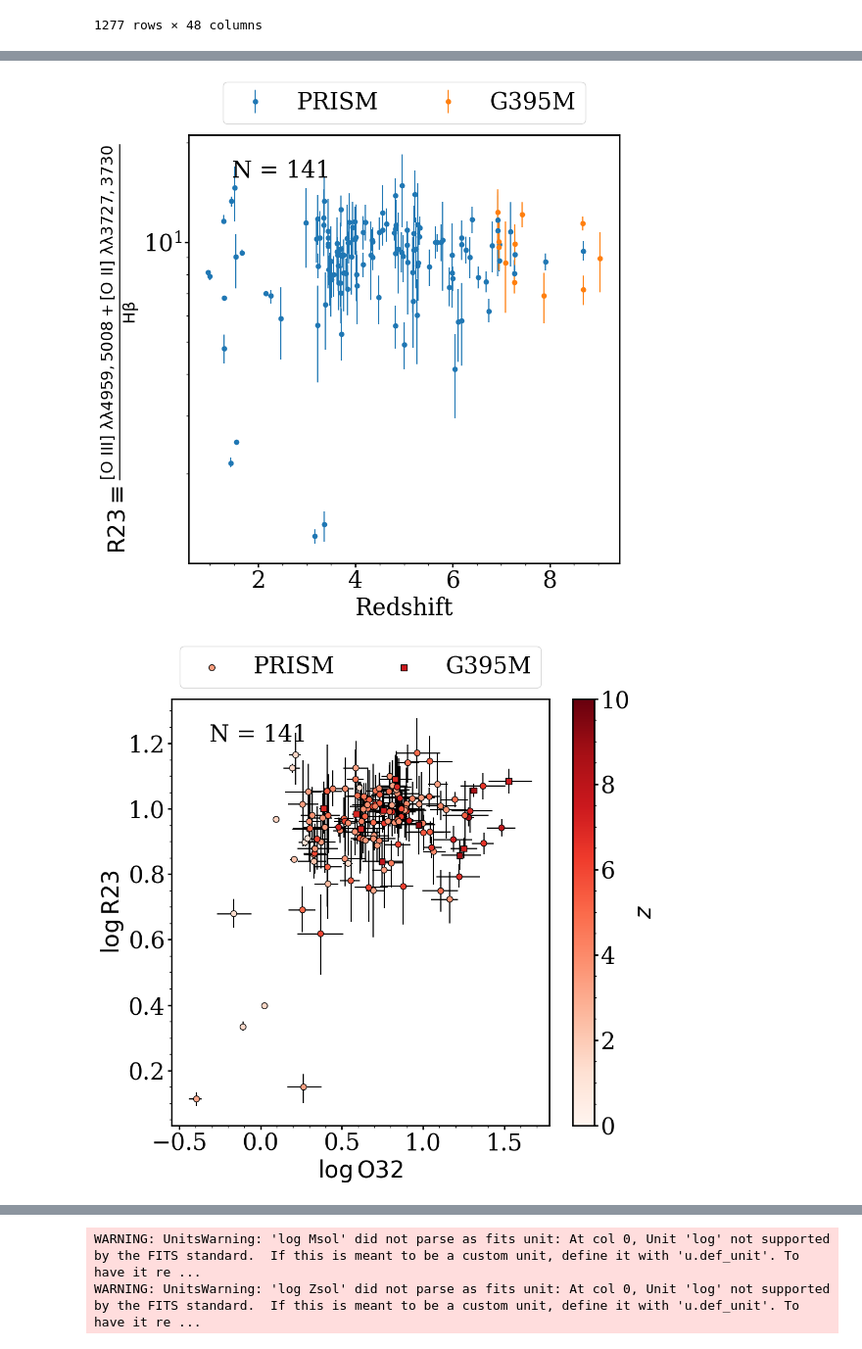
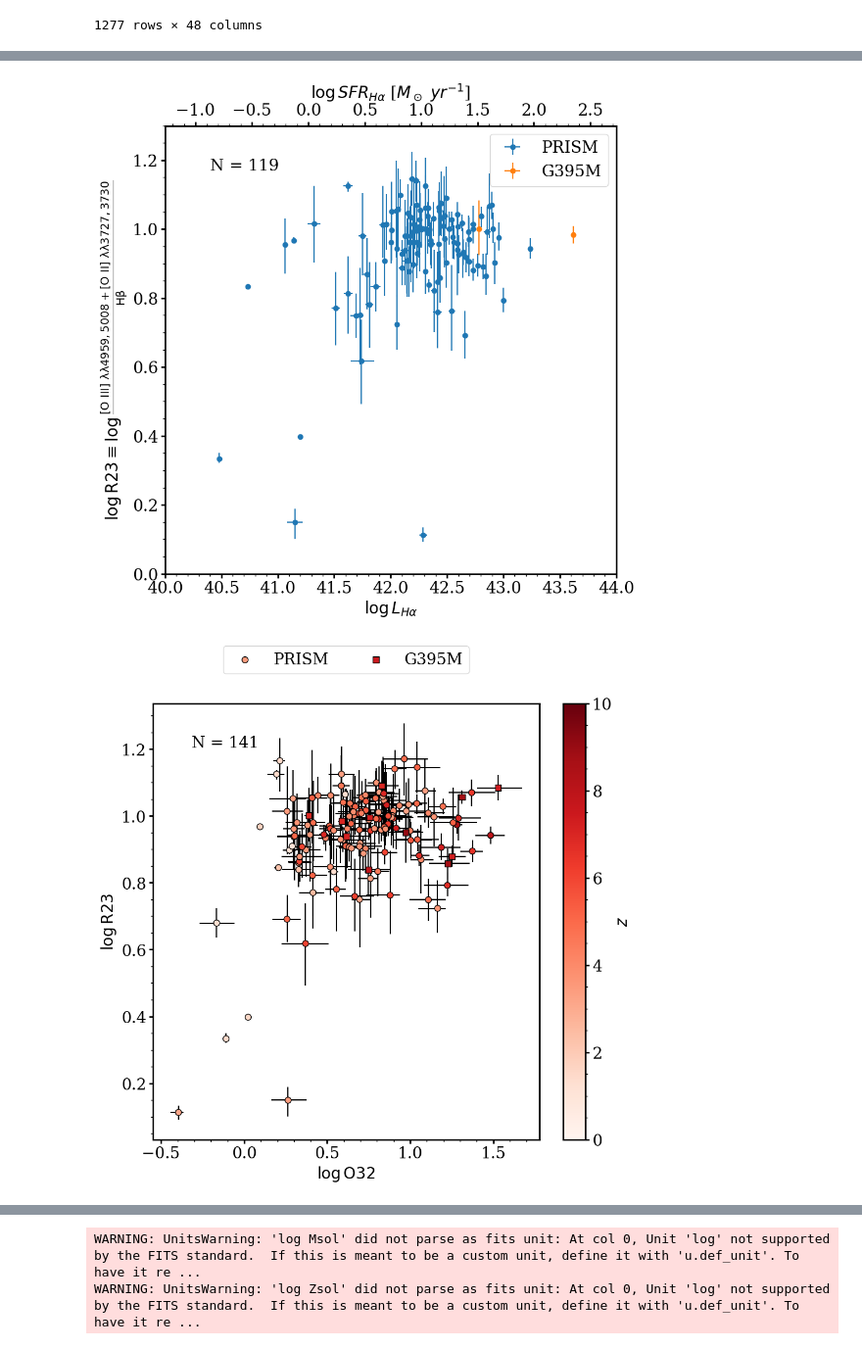
Before and after one commit to njcleri/RUBIES_ionization_conditions, a Jupyter notebook: ionization_conditions_zach.ipynb, the cells around one changed output, grey strips where cells are left out. Shown at 98% size. Drawn from its saved outputs; the diff is of its cells as text; code cells hidden in the pictures.

```diff
--- a/ionization_conditions_zach.ipynb
+++ b/ionization_conditions_zach.ipynb
@@ -47,7 +48,14 @@ line_fluxes_prism = (line_fluxes.loc[:, line_fluxes.columns.str.contains('prism'
                                                                    x.Oii_3727_prism, x.Oii_3727_prism_p16_err,
                                                                    x.Hb_prism, x.Hb_prism_p16_err),
                             L_Ha = lambda x: pf.get_luminosity(np.array(x.z_prism), np.array(x.Ha_prism)*10**-20),
-                            L_Hb = lambda x: pf.get_luminosity(np.array(x.z_prism), np.array(x.Hb_prism)*10**-20)
+                            L_Ha_ERR_84 = lambda x: pf.get_luminosity(np.array(x.z_prism), np.array(x.Ha_prism_p84_err)*10**-20),
+                            L_Ha_ERR_16 = lambda x: pf.get_luminosity(np.array(x.z_prism), np.array(x.Ha_prism_p16_err)*10**-20),
+                            L_Hb = lambda x: pf.get_luminosity(np.array(x.z_prism), np.array(x.Hb_prism)*10**-20),
+                            L_Hb_ERR_84 = lambda x: pf.get_luminosity(np.array(x.z_prism), np.array(x.Hb_prism_p84_err)*10**-20),
+                            L_Hb_ERR_16 = lambda x: pf.get_luminosity(np.array(x.z_prism), np.array(x.Hb_prism_p16_err)*10**-20),
+                            L_OIII_5007 = lambda x: pf.get_luminosity(np.array(x.z_prism), np.array(x.Oiii_5007_prism)*10**-20),
+                            L_OIII_5007_ERR_84 = lambda x: pf.get_luminosity(np.array(x.z_prism), np.array(x.Oiii_5007_prism_p84_err)*10**-20),
+                            L_OIII_5007_ERR_16 = lambda x: pf.get_luminosity(np.array(x.z_prism), np.array(x.Oiii_5007_prism_p16_err)*10**-20)
                             )
 )
 
@@ -78,7 +86,14 @@ line_fluxes_g395m = (line_fluxes.loc[:, line_fluxes.columns.str.contains('g395m'
                                                                    x.Oii_3727_g395m, x.Oii_3727_g395m_p16_err,
                                                                    x.Hb_g395m, x.Hb_g395m_p16_err),
                             L_Ha = lambda x: pf.get_luminosity(np.array(x.z_g395m), np.array(x.Ha_g395m)*10**-20),
-                            L_Hb = lambda x: pf.get_luminosity(np.array(x.z_g395m), np.array(x.Hb_g395m)*10**-20)
+                            L_Ha_ERR_84 = lambda x: pf.get_luminosity(np.array(x.z_g395m), np.array(x.Ha_g395m_p84_err)*10**-20),
+                            L_Ha_ERR_16 = lambda x: pf.get_luminosity(np.array(x.z_g395m), np.array(x.Ha_g395m_p16_err)*10**-20),
+                            L_Hb = lambda x: pf.get_luminosity(np.array(x.z_g395m), np.array(x.Hb_g395m)*10**-20),
+                            L_Hb_ERR_84 = lambda x: pf.get_luminosity(np.array(x.z_g395m), np.array(x.Hb_g395m_p84_err)*10**-20),
+                            L_Hb_ERR_16 = lambda x: pf.get_luminosity(np.array(x.z_g395m), np.array(x.Hb_g395m_p16_err)*10**-20),
+                            L_OIII_5007 = lambda x: pf.get_luminosity(np.array(x.z_g395m), np.array(x.Oiii_5007_g395m)*10**-20),
+                            L_OIII_5007_ERR_84 = lambda x: pf.get_luminosity(np.array(x.z_g395m), np.array(x.Oiii_5007_g395m_p84_err)*10**-20),
+                            L_OIII_5007_ERR_16 = lambda x: pf.get_luminosity(np.array(x.z_g395m), np.array(x.Oiii_5007_g395m_p16_err)*10**-20)
                             )
 )
 
@@ -211,26 +256,33 @@ plt.show()
 # %%
-R23df_prism = line_fluxes_prism[snr3727_prism & snrhb_prism & snr5007_prism & snr4959_prism]
-R23df_g395m = line_fluxes_g395m[snr3727_g395m & snrhb_g395m & snr5007_g395m & snr4959_g395m]
-R23df_both = pd.merge(R23df_prism, R23df_g395m, on='id', how='inner')
-plt.figure(figsize=(10,10))
-plt.errorbar(x=R23df_prism.z_prism, y=R23df_prism.R23, yerr=[R23df_prism.R23_ERR_16, R23df_prism.R23_ERR_84],
-             ls='None', marker='o', label='PRISM')
-plt.errorbar(x=R23df_g395m.z_g395m, y=R23df_g395m.R23, yerr=[R23df_g395m.R23_ERR_16, R23df_g395m.R23_ERR_84],
-             ls='None', marker='o', label='G395M')
+R23Hadf_prism = line_fluxes_prism[snr3727_prism & snrhb_prism & snr5007_prism & snr4959_prism & snrha_prism]
+R23Hadf_g395m = line_fluxes_g395m[snr3727_g395m & snrhb_g395m & snr5007_g395m & snr4959_g395m & snrha_g395m]
+R23Hadf_both = pd.merge(R23Hadf_prism, R23Hadf_g395m, on='id', how='inner')
 
-# a, b = np.polyfit(O32df_prism.z_prism, O32df_prism.Oiii_5007_prism/O32df_prism.Oii_3727_prism, 1)
-# plt.plot(np.linspace(0,10,1000), a*np.linspace(0,10,1000)+b, label=f'O32 = {np.round(a, 1)}z + {np.round(b, 1)}')
+fig = plt.figure(figsize=(10,10))
+gs = GridSpec(nrows=10, ncols=10)
+gs.update(wspace=0, hspace=0)
 
-plt.annotate(f'N = {len(R23df_prism)+len(R23df_g395m)}', xy=(0.1, 0.9), xycoords='axes fraction')
-plt.xlabel('Redshift')
-plt.ylabel(r'$\rm{R23} \equiv \frac{\rm{[O~III]}~\lambda\lambda 4959,5008 + \rm{[O~II]}~\lambda\lambda3727,3730}{H\beta}$')
-plt.yscale('log')
-# plt.axis([0, 10, 10**0, 10**2])
-plt.legend(loc='upper center', bbox_to_anchor=(0.5, 1.15), ncols=2)
-plt.savefig(FIGURES.joinpath('R23_z.pdf'))
+ax = fig.add_subplot(gs[0:10, 0:10])
+ax.errorbar(x=np.log10(R23Hadf_prism.L_Ha), y=np.log10(R23Hadf_prism.R23),
+            xerr=[sf.propagate_uncertainty_log10(R23Hadf_prism.L_Ha,R23Hadf_prism.L_Ha_ERR_16), sf.propagate_uncertainty_log10(R23Hadf_prism.L_Ha,R23Hadf_prism.L_Ha_ERR_84)],
+            yerr=[sf.propagate_uncertainty_log10(R23Hadf_prism.R23,R23Hadf_prism.R23_ERR_16), sf.propagate_uncertainty_log10(R23Hadf_prism.R23,R23Hadf_prism.R23_ERR_84)],
+            ls='None', marker='o', label='PRISM')
+ax.errorbar(x=np.log10(R23Hadf_g395m.L_Ha), y=np.log10(R23Hadf_g395m.R23),
+            xerr=[sf.propagate_uncertainty_log10(R23Hadf_g395m.L_Ha,R23Hadf_g395m.L_Ha_ERR_16), sf.propagate_uncertainty_log10(R23Hadf_g395m.L_Ha,R23Hadf_g395m.L_Ha_ERR_84)],
+            yerr=[sf.propagate_uncertainty_log10(R23Hadf_g395m.R23,R23Hadf_g395m.R23_ERR_16), sf.propagate_uncertainty_log10(R23Hadf_g395m.R23,R23Hadf_g395m.R23_ERR_84)],
+            ls='None', marker='o', label='G395M')
+
+plt.annotate(f'N = {len(R23Hadf_prism)+len(R23Hadf_g395m)}', xy=(0.1, 0.9), xycoords='axes fraction')
+plt.xlabel(r'$\log L_{H\alpha}$')
+plt.ylabel(r'$\log\rm{R23} \equiv \log\frac{\rm{[O~III]}~\lambda\lambda 4959,5008 + \rm{[O~II]}~\lambda\lambda3727,3730}{H\beta}$')
+secax = ax.secondary_xaxis('top', functions=(lambda x: x-41.27, lambda x: x+41.27))
+secax.set_xlabel(r'$\log SFR_{H\alpha}$ [$M_\odot~yr^{-1}$]', labelpad=6.0)
+plt.axis([40, 44, 0, 1.3])
+plt.legend()
+plt.savefig(FIGURES.joinpath('R23_ha.pdf'))
 plt.show()
 # %% [output]
-[figure, old version]
+[figure, new version]
 # %%
 R23df_prism = line_fluxes_prism[snr3727_prism & snrhb_prism & snr5007_prism & snr4959_prism]
 R23df_g395m = line_fluxes_g395m[snr3727_g395m & snrhb_g395m & snr5007_g395m & snr4959_g395m]
@@ -261,7 +313,7 @@ plt.legend(loc='upper center', bbox_to_anchor=(0.5, 1.15), ncols=2)
 plt.savefig(FIGURES.joinpath('R23_O32.pdf'))
 plt.show()
 # %% [output]
-[figure, old version]
+[figure, new version]
 # %%
 O3Hbdf_prism = line_fluxes_prism[snrhb_prism & snr5007_prism]
 O3Hbdf_g395m = line_fluxes_g395m[snrhb_g395m & snr5007_g395m]
```
Also changed, not shown: parts of 10 cells of this notebook, 12 other files.
